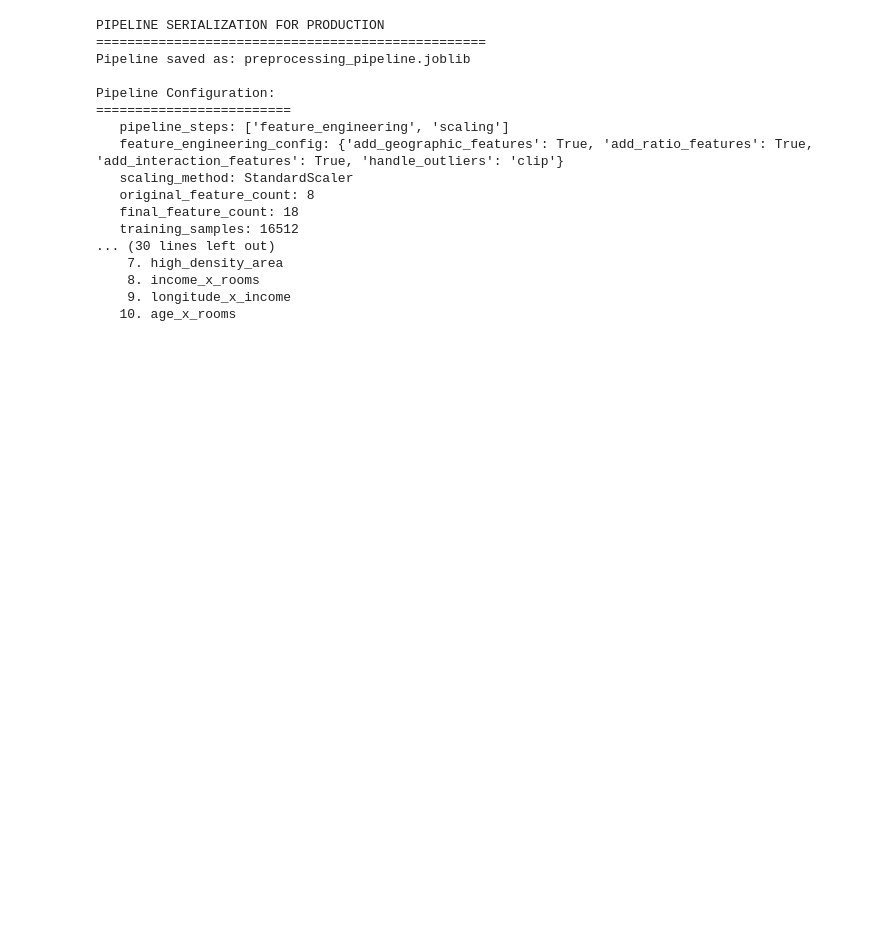
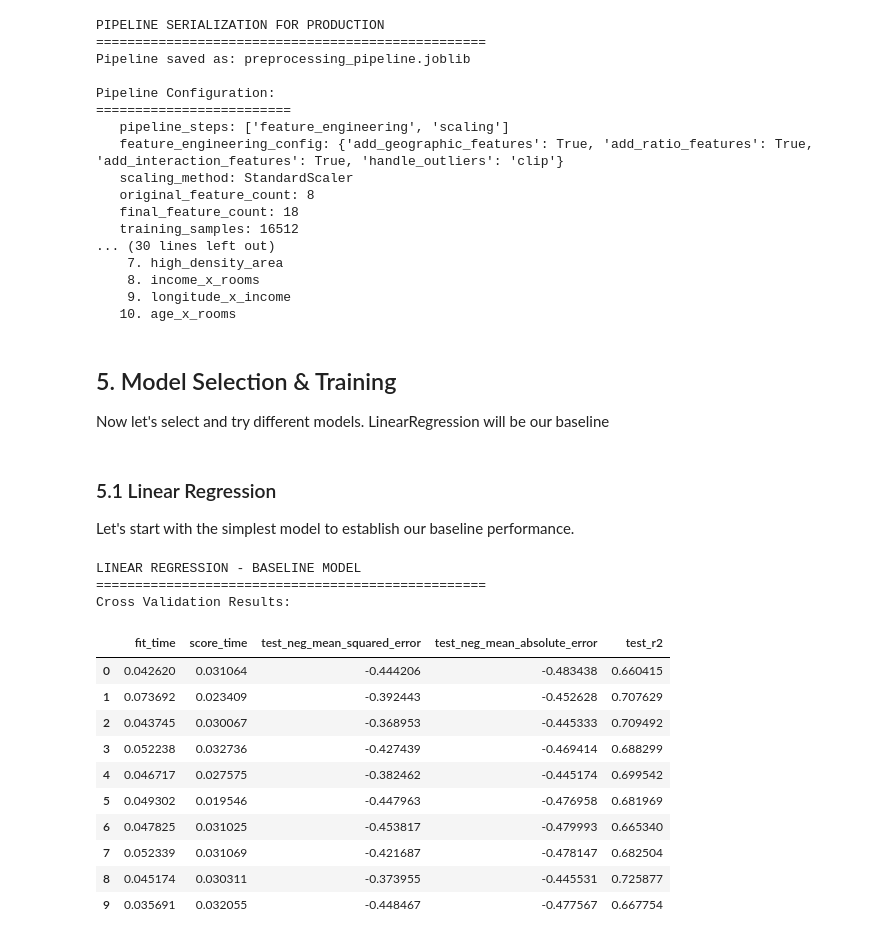
Before and after one commit to gosaye0/ML-Main, a Jupyter notebook: courses/hands_on_ml/ch02_end_to_end_project/ch02_end_to_end_project.ipynb, the cells around one changed output. Drawn from its saved outputs; the diff is of its cells as text; code cells hidden in the pictures; blank space fills up the shorter version.

```diff
--- a/courses/hands_on_ml/ch02_end_to_end_project/ch02_end_to_end_project.ipynb
+++ b/courses/hands_on_ml/ch02_end_to_end_project/ch02_end_to_end_project.ipynb
@@ -1483,3 +1483,74 @@ Pipeline Configuration:
     8. income_x_rooms
     9. longitude_x_income
    10. age_x_rooms
+# %% [markdown]
+## 5. Model Selection & Training
+Now let's select and try different models. LinearRegression will be our baseline
+# %% [markdown]
+### 5.1 Linear Regression
+Let's start with the simplest model to establish our baseline performance.
+# %%
+print("LINEAR REGRESSION - BASELINE MODEL")
+print("=" * 50)
+
+from sklearn.linear_model import LinearRegression
+from sklearn.pipeline import Pipeline, make_pipeline
+from sklearn.model_selection import cross_val_score, cross_validate
+from sklearn.metrics import mean_squared_error, mean_absolute_error, r2_score
+
+lin_reg = make_pipeline(preprocessing_pipeline, LinearRegression())
+lin_cv_scores = cross_validate(
+    lin_reg,
+    X_train,
+    y_train,
+    cv = 10,
+    scoring=['neg_mean_squared_error', 'neg_mean_absolute_error', 'r2']
+)
+
+print("Cross Validation Results:")
+lin_cv_df = pd.DataFrame(lin_cv_scores)
+display(lin_cv_df)
+
+print("RMSE (Root Mean Square Error):")
+print("=" * 50)
+lin_rmse_scores = np.sqrt(-lin_cv_df['test_neg_mean_squared_error'])
+print(f"Training: \nMean = {lin_rmse_scores.mean():.4f} \nStd = {lin_rmse_scores.std():.4f}")
+print(f"\nMedian House Value Units:\nMean = ${lin_rmse_scores.mean() * 100000:,.0f} \nStd = ${lin_rmse_scores.std()* 100000:,.0f}")
+
+print("\nMAE (Mean Absolute Error):")
+print("=" * 50)
+lin_mea_scores = -lin_cv_df['test_neg_mean_absolute_error']
+print(f"Training: \nMean = {lin_mea_scores.mean():.4f} \nStd = {lin_mea_scores.std():.4f}")
+
+print("\nR² (Coffiecient of Determination):")
+print("=" * 50)
+lin_r2_scores  = lin_cv_df['test_r2']
+print(f"Training: \nMean = {lin_r2_scores.mean():.4f} \nStd = {lin_r2_scores.std():.4f}")
+
+lin_reg_results = {
+    'model': 'LINEAR REGRESSION',
+    'rmse_mean': f"{lin_rmse_scores.mean():.4f}",
+    'business_rmse': f"{lin_rmse_scores.mean() * 100000:,.0f}",
+    'mae_mean': f"{lin_mea_scores.mean():.4f}",
+    'r2_mean': f"{lin_r2_scores.mean():.4f}"
+}
+
+print('\nBaseline Results:')
+print("=" * 50)
+for key, value in lin_reg_results.items():
+    print(f"{key}: {value}")
+# %% [output]
+LINEAR REGRESSION - BASELINE MODEL
+==================================================
+Cross Validation Results:
+|  | fit_time | score_time | test_neg_mean_squared_error | test_neg_mean_absolute_error | test_r2 |
+| 0 | 0.042620 | 0.031064 | -0.444206 | -0.483438 | 0.660415 |
+| 1 | 0.073692 | 0.023409 | -0.392443 | -0.452628 | 0.707629 |
+| 2 | 0.043745 | 0.030067 | -0.368953 | -0.445333 | 0.709492 |
+| 3 | 0.052238 | 0.032736 | -0.427439 | -0.469414 | 0.688299 |
+| 4 | 0.046717 | 0.027575 | -0.382462 | -0.445174 | 0.699542 |
+| 5 | 0.049302 | 0.019546 | -0.447963 | -0.476958 | 0.681969 |
+| 6 | 0.047825 | 0.031025 | -0.453817 | -0.479993 | 0.665340 |
+| 7 | 0.052339 | 0.031069 | -0.421687 | -0.478147 | 0.682504 |
+| 8 | 0.045174 | 0.030311 | -0.373955 | -0.445531 | 0.725877 |
+| 9 | 0.035691 | 0.032055 | -0.448467 | -0.477567 | 0.667754 |
```
Also changed, not shown: parts of 15 cells of this notebook.
